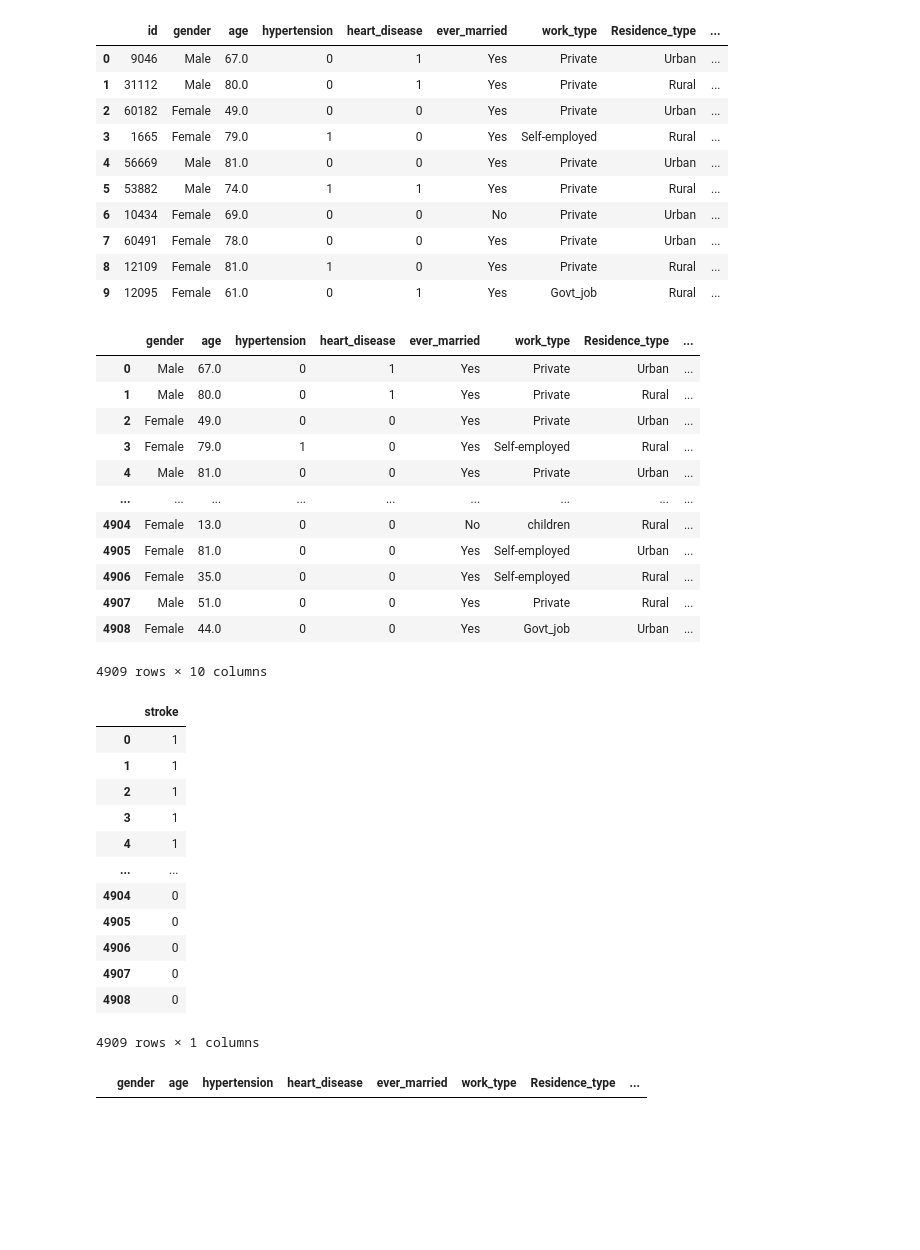
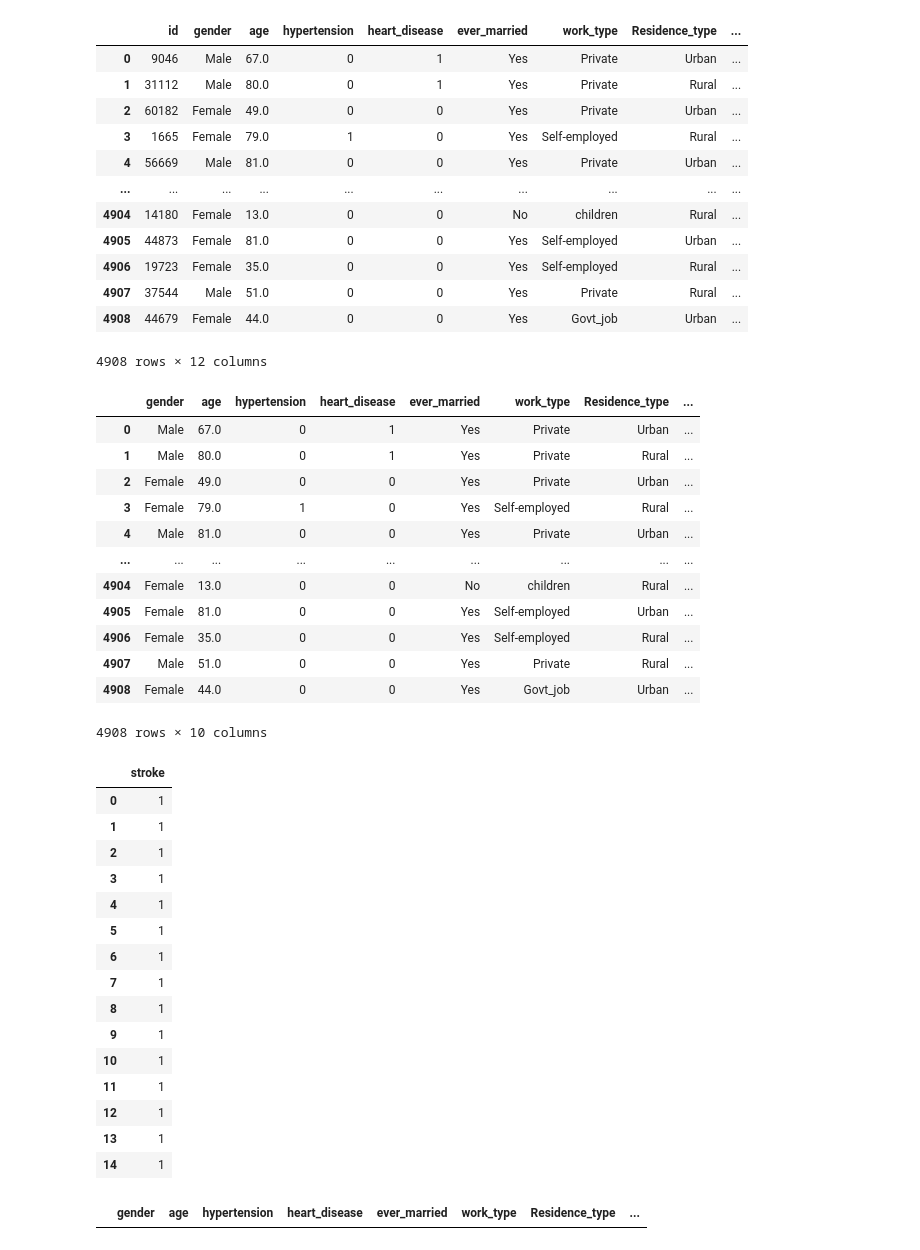
Before and after one commit to bkstonehill/Multi-Activation-Neural-Network, a Jupyter notebook: Neural Network Data Cleaning-Pandas Normalized NaN removed.ipynb, the cells around one changed output. Drawn from its saved outputs; the diff is of its cells as text; code cells hidden in the pictures; blank space fills up the shorter version.

```diff
--- a/Neural Network Data Cleaning-Pandas Normalized NaN removed.ipynb
+++ b/Neural Network Data Cleaning-Pandas Normalized NaN removed.ipynb
@@ -7,20 +7,23 @@ import pandas as pd
 # %%
 datafile = 'StrokeData.csv'
 strokeDataSet = pd.read_csv(datafile)
 strokeDataSet = strokeDataSet.dropna().reset_index(drop=True)
-strokeDataSet.head(10)
+strokeDataSet = strokeDataSet[strokeDataSet.gender != "Other"]
+strokeDataSet
 # %% [output]
 |  | id | gender | age | hypertension | heart_disease | ever_married | work_type | Residence_type | ... |
 | 0 | 9046 | Male | 67.0 | 0 | 1 | Yes | Private | Urban | ... |
 | 1 | 31112 | Male | 80.0 | 0 | 1 | Yes | Private | Rural | ... |
 | 2 | 60182 | Female | 49.0 | 0 | 0 | Yes | Private | Urban | ... |
 | 3 | 1665 | Female | 79.0 | 1 | 0 | Yes | Self-employed | Rural | ... |
 | 4 | 56669 | Male | 81.0 | 0 | 0 | Yes | Private | Urban | ... |
-| 5 | 53882 | Male | 74.0 | 1 | 1 | Yes | Private | Rural | ... |
-| 6 | 10434 | Female | 69.0 | 0 | 0 | No | Private | Urban | ... |
-| 7 | 60491 | Female | 78.0 | 0 | 0 | Yes | Private | Urban | ... |
-| 8 | 12109 | Female | 81.0 | 1 | 0 | Yes | Private | Rural | ... |
-| 9 | 12095 | Female | 61.0 | 0 | 1 | Yes | Govt_job | Rural | ... |
+| ... | ... | ... | ... | ... | ... | ... | ... | ... | ... |
+| 4904 | 14180 | Female | 13.0 | 0 | 0 | No | children | Rural | ... |
+| 4905 | 44873 | Female | 81.0 | 0 | 0 | Yes | Self-employed | Urban | ... |
+| 4906 | 19723 | Female | 35.0 | 0 | 0 | Yes | Self-employed | Rural | ... |
+| 4907 | 37544 | Male | 51.0 | 0 | 0 | Yes | Private | Rural | ... |
+| 4908 | 44679 | Female | 44.0 | 0 | 0 | Yes | Govt_job | Urban | ... |
+4908 rows × 12 columns
 # %%
 def NormalizeCategories(dataset):
 
@@ -78,11 +81,11 @@ features
 | 4906 | Female | 35.0 | 0 | 0 | Yes | Self-employed | Rural | ... |
 | 4907 | Male | 51.0 | 0 | 0 | Yes | Private | Rural | ... |
 | 4908 | Female | 44.0 | 0 | 0 | Yes | Govt_job | Urban | ... |
-4909 rows × 10 columns
+4908 rows × 10 columns
 # %%
 classification = pd.DataFrame
 classification = strokeDataSet[['stroke']].copy()
-classification
+classification.head(15)
 # %% [output]
 |  | stroke |
 | 0 | 1 |
@@ -90,13 +93,16 @@ classification
 | 2 | 1 |
 | 3 | 1 |
 | 4 | 1 |
-| ... | ... |
-| 4904 | 0 |
-| 4905 | 0 |
-| 4906 | 0 |
-| 4907 | 0 |
-| 4908 | 0 |
+| 5 | 1 |
+| 6 | 1 |
+| 7 | 1 |
+| 8 | 1 |
+| 9 | 1 |
+| 10 | 1 |
+| 11 | 1 |
+| 12 | 1 |
+| 13 | 1 |
+| 14 | 1 |
-4909 rows × 1 columns
 # %%
 FindNaN(features)
 # %% [output]
```
Also changed, not shown: parts of 6 cells of this notebook, 3 other files.
